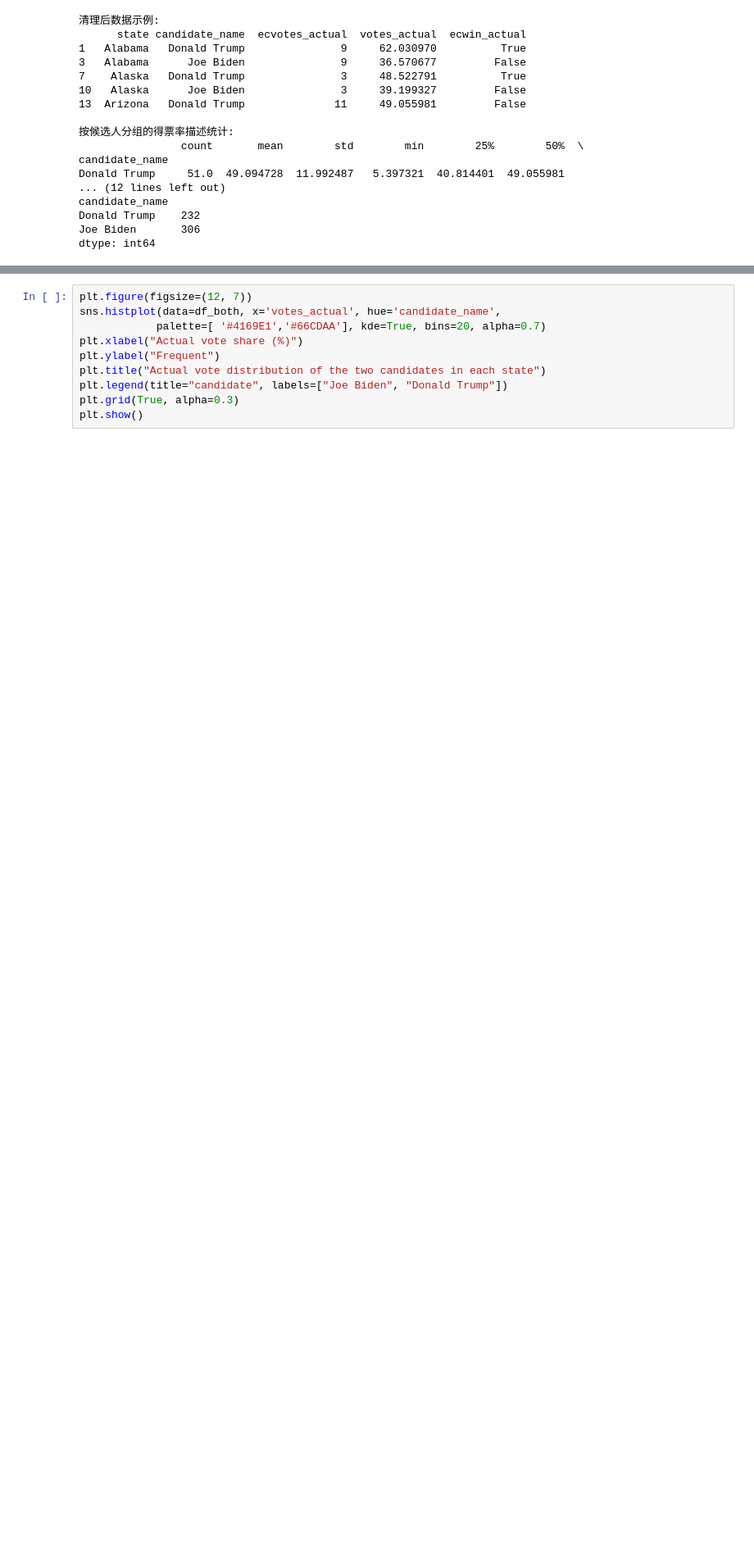
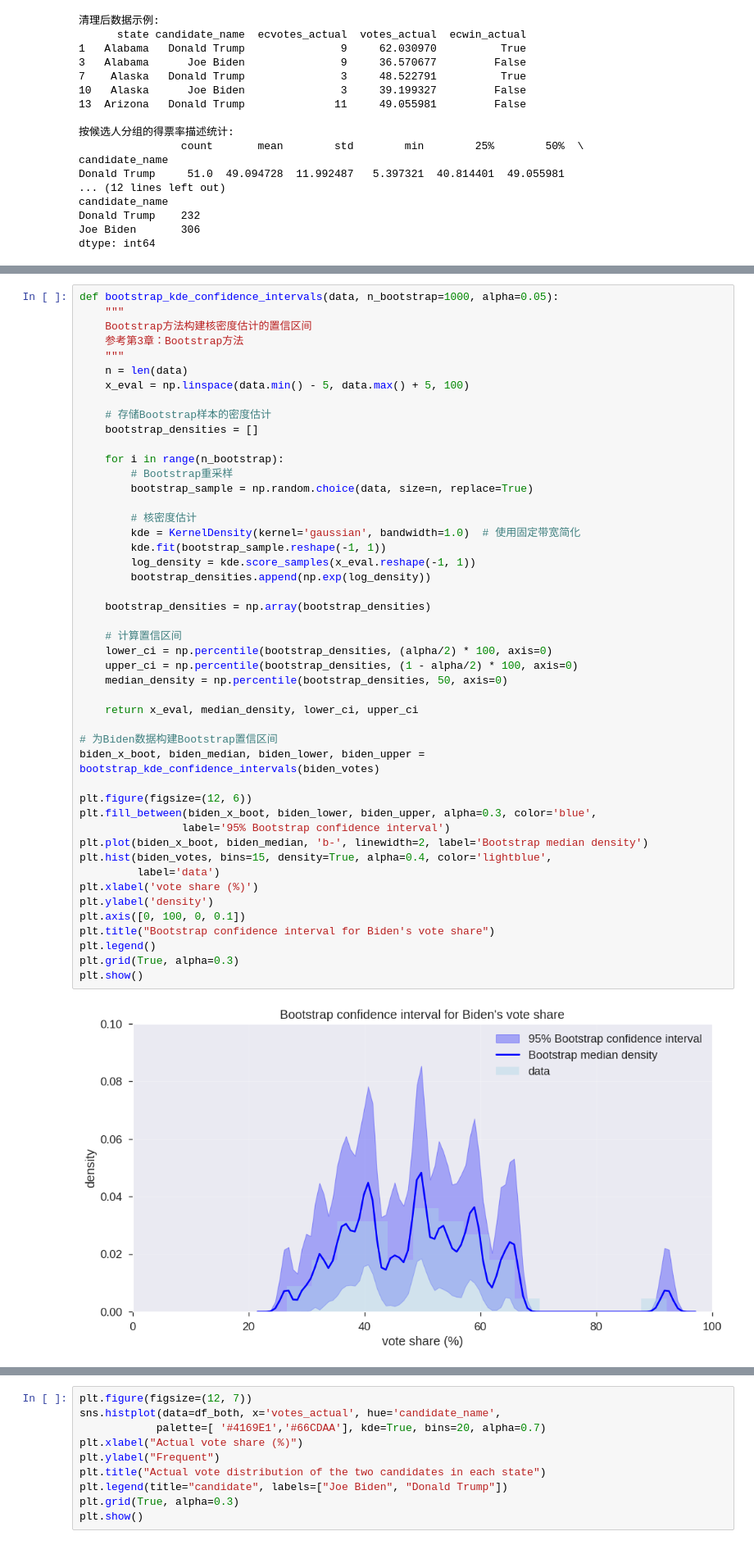
Before and after one commit to SyChen94/colab, a Jupyter notebook: projects/xinstructblip/demo/demo.ipynb, the cells around one changed output, grey strips where cells are left out. Shown at 82% size. Saved outputs shown, nothing was run; the diff lists cells and outputs as text; blank space fills up the shorter version.

```diff
--- a/projects/xinstructblip/demo/demo.ipynb
+++ b/projects/xinstructblip/demo/demo.ipynb
@@ -93,0 +339,49 @@ dtype: int64
+# %%
+def bootstrap_kde_confidence_intervals(data, n_bootstrap=1000, alpha=0.05):
+    """
+    Bootstrap方法构建核密度估计的置信区间
+    参考第3章：Bootstrap方法
+    """
+    n = len(data)
+    x_eval = np.linspace(data.min() - 5, data.max() + 5, 100)
+
+    # 存储Bootstrap样本的密度估计
+    bootstrap_densities = []
+
+    for i in range(n_bootstrap):
+        # Bootstrap重采样
+        bootstrap_sample = np.random.choice(data, size=n, replace=True)
+
+        # 核密度估计
+        kde = KernelDensity(kernel='gaussian', bandwidth=1.0)  # 使用固定带宽简化
+        kde.fit(bootstrap_sample.reshape(-1, 1))
+        log_density = kde.score_samples(x_eval.reshape(-1, 1))
+        bootstrap_densities.append(np.exp(log_density))
+
+    bootstrap_densities = np.array(bootstrap_densities)
+
+    # 计算置信区间
+    lower_ci = np.percentile(bootstrap_densities, (alpha/2) * 100, axis=0)
+    upper_ci = np.percentile(bootstrap_densities, (1 - alpha/2) * 100, axis=0)
+    median_density = np.percentile(bootstrap_densities, 50, axis=0)
+
+    return x_eval, median_density, lower_ci, upper_ci
+
+# 为Biden数据构建Bootstrap置信区间
+biden_x_boot, biden_median, biden_lower, biden_upper = bootstrap_kde_confidence_intervals(biden_votes)
+
+plt.figure(figsize=(12, 6))
+plt.fill_between(biden_x_boot, biden_lower, biden_upper, alpha=0.3, color='blue',
+                label='95% Bootstrap confidence interval')
+plt.plot(biden_x_boot, biden_median, 'b-', linewidth=2, label='Bootstrap median density')
+plt.hist(biden_votes, bins=15, density=True, alpha=0.4, color='lightblue',
+         label='data')
+plt.xlabel('vote share (%)')
+plt.ylabel('density')
+plt.axis([0, 100, 0, 0.1])
+plt.title("Bootstrap confidence interval for Biden's vote share")
+plt.legend()
+plt.grid(True, alpha=0.3)
+plt.show()
+# %% [output]
+[figure, added]
```
Also changed, not shown: parts of 8 cells of this notebook.
